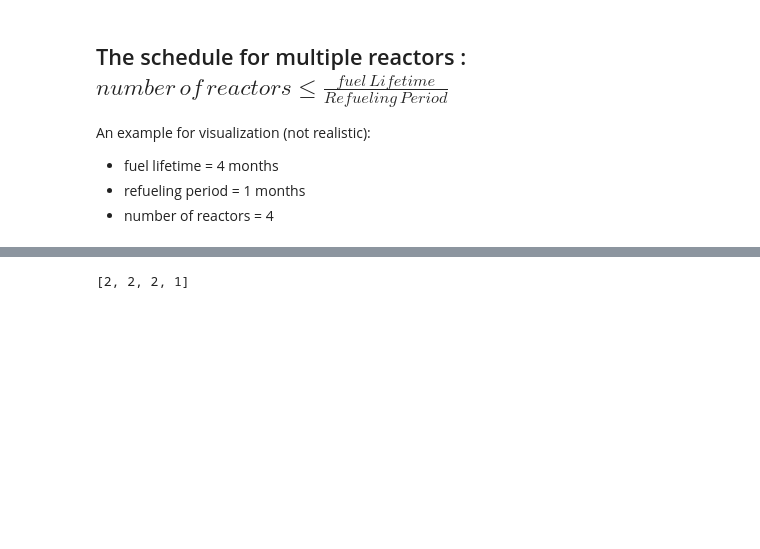
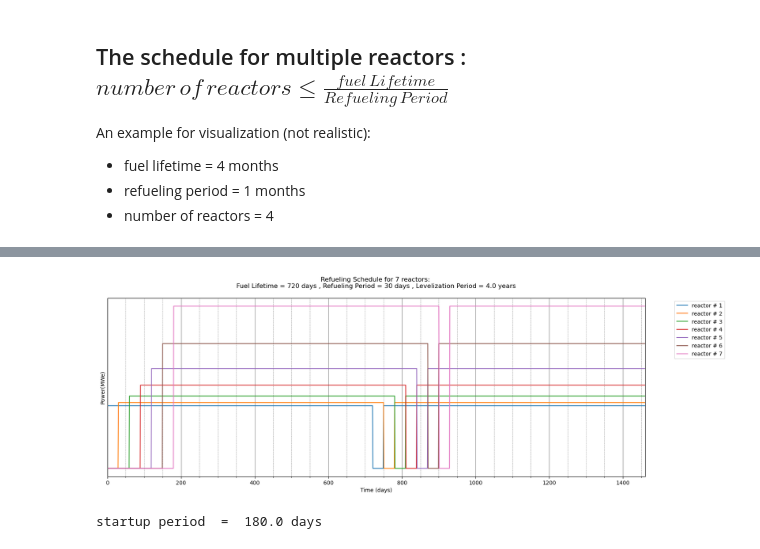
Before and after one commit to BotrosHanna-INL/nuc_DataCenters, a Jupyter notebook: reliability.ipynb, the cells around one changed output, grey strips where cells are left out. Drawn from its saved outputs; the diff is of its cells as text; code cells hidden in the pictures; blank space fills up the shorter version.

```diff
--- a/reliability.ipynb
+++ b/reliability.ipynb
@@ -214,56 +238,69 @@ This can be formulated as follows
 
     - The number of refueling period where the ceiling value is taken is :  $ \frac {modulus(num \, of \, reactors \, \times \, refueling \, period \, , \, refueling \, period) }{refueling \, period}$
 # %%
+fig = plt.figure(figsize=(18, 6))
+
+
 power = 100 # MWe
-fuel_lifetime = int(4*30) # days
+fuel_lifetime = int(24*30) # days
 refueling_period = 30 #days. In this work, the refueling period has to be at least 2 days
-levelization_period = 3*365 # in days
+levelization_period = 4*365 # in days
 
 num_reactors = 7
 num_reactors_down_max = int(np.ceil(num_reactors * refueling_period/fuel_lifetime))
 num_reactors_down_min = int(np.floor(num_reactors * refueling_period/fuel_lifetime))
 
 # how many times the celing value is used
 num_reactors_down_max_freq = int(np.ceil((num_reactors * refueling_period )% fuel_lifetime)/refueling_period)
 num_reactors_down_min_freq = int(fuel_lifetime /refueling_period)- num_reactors_down_max_freq
 
-initial_delay_list1 = [num_reactors_down_max ]*num_reactors_down_max_freq
-initial_delay_list2 = [num_reactors_down_min ]*num_reactors_down_min_freq
-initial_delay_list = initial_delay_list1 + initial_delay_list2
-initial_delay_list
-# assert len(initial_delay_list ) == int(fuel_lifetime/refueling_period ) , "There is an assertion error. review!"
+reactor_down_list1 = [num_reactors_down_max ]*num_reactors_down_max_freq
+reactor_down_list2 = [num_reactors_down_min ]*num_reactors_down_min_freq
+reactor_down_list = reactor_down_list1  + reactor_down_list2
+
+assert len(reactor_down_list  ) == int(fuel_lifetime/refueling_period ) , "There is an assertion error. review!"
+
+initial_delay_list = []
+for n in np.linspace(0,  int(fuel_lifetime/refueling_period )-1, int(fuel_lifetime/refueling_period )):
+
+    delay_list = [n*refueling_period] * reactor_down_list [int(n)]
+    initial_delay_list.append(delay_list )
+initial_delay_list = list(np.hstack(initial_delay_list))
 
 
-# initial_delay_list =list(refueling_period*np.linspace(0,  num_reactors-1, num_reactors) )
-# P_list_tot = []
-# for i in range(len(initial_delay_list)):
+P_list_tot = []
+for i in range(len(initial_delay_list)):
 
-#     delay = initial_delay_list[i]
-#     power = power *(1+ i *0.05) # just for visualization
+    delay = initial_delay_list[i]
+    power = power *(1+ i *0.05) # just for visualization
 
-#     t_list = []
-#     P_list = []
+    t_list = []
+    P_list = []
 
-#     for time in range(levelization_period+1):
+    for time in range(levelization_period+1):
 
-#         P = calculate_duty_cycle( int( delay), fuel_lifetime, refueling_period, levelization_period, power, time)
+        P = calculate_duty_cycle( int( delay), fuel_lifetime, refueling_period, levelization_period, power, time)
 
-#         t_list.append(time)
-#         P_list.append(P)
+        t_list.append(time)
+        P_list.append(P)
 
-#     P_list_tot.append(P_list)
+    P_list_tot.append(P_list)
 
-#     plt.plot(t_list, P_list, label = f"reactor # {i+1}")
-#     plt.legend(bbox_to_anchor=(1.05, 1.0), loc='upper left')
-#     plt.xlim(0, levelization_period)
-#     plt.xlabel('Time (days)')
-#     plt.ylabel('Power(MWe)')
+    plt.plot(t_list, P_list, label = f"reactor # {i+1}")
+    plt.legend(bbox_to_anchor=(1.05, 1.0), loc='upper left')
+    plt.xlim(0, levelization_period)
+    plt.xlabel('Time (days)')
+    plt.ylabel('Power(MWe)')
 
-#     plt.title(f"Refueling Schedule for {num_reactors} reactors: \n Fuel Lifetime = {np.round(fuel_lifetime, 1)} days , Refueling Period = {refueling_period} days , Levelization Period = {np.round(levelization_period/365, 1)} years \n")
-# plt.grid(which='major', color='grey', linewidth=0.8)
-# plt.grid(which='minor', color='grey', linestyle='dashed', linewidth=0.5)
-# plt.minorticks_on()
+    plt.title(f"Refueling Schedule for {num_reactors} reactors: \n Fuel Lifetime = {np.round(fuel_lifetime, 1)} days , Refueling Period = {refueling_period} days , Levelization Period = {np.round(levelization_period/365, 1)} years \n")
+plt.grid(which='major', color='grey', linewidth=0.8)
+plt.grid(which='minor', color='grey', linestyle='dashed', linewidth=0.5)
+plt.minorticks_on()
+plt.gca().yaxis.set_major_locator(plt.NullLocator())
 
-# plt.show()
+plt.show()
+
+print( "startup period  = ", initial_delay_list[-1], "days")
 # %% [output]
+[figure, added]
-[2, 2, 2, 1]
+startup period  =  180.0 days
```
Also changed, not shown: parts of 19 cells of this notebook, 2 other files.
